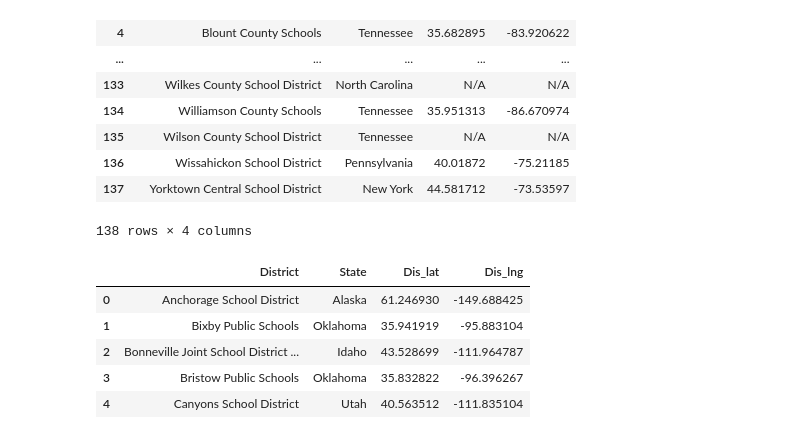
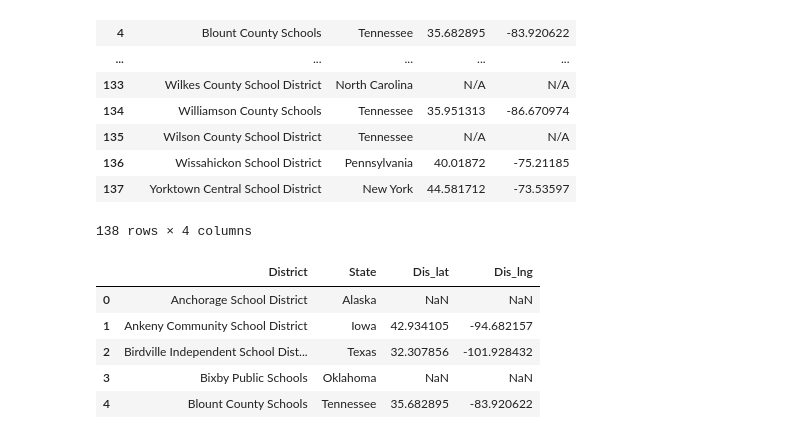
Before and after one commit to peatk/Group1-Project-2, a Jupyter notebook: data_cleanup.ipynb, the cells around one changed output. Drawn from its saved outputs; the diff is of its cells as text; code cells hidden in the pictures.

```diff
--- a/data_cleanup.ipynb
+++ b/data_cleanup.ipynb
@@ -187,14 +187,14 @@ state_district_group_df.to_csv('distric_lat_lng.csv', index=False)
 # %%
-file_path = 'data/distric_lat_lng1.csv'  # Assuming a 'data' folder exists in the current directory
+file_path = 'data/district_lat_lng.csv'  # Assuming a 'data' folder exists in the current directory
 na_df = pd.read_csv(file_path)
 na_df.head()
 # %% [output]
 |  | District | State | Dis_lat | Dis_lng |
-| 0 | Anchorage School District | Alaska | 61.246930 | -149.688425 |
-| 1 | Bixby Public Schools | Oklahoma | 35.941919 | -95.883104 |
-| 2 | Bonneville Joint School District ... | Idaho | 43.528699 | -111.964787 |
-| 3 | Bristow Public Schools | Oklahoma | 35.832822 | -96.396267 |
-| 4 | Canyons School District | Utah | 40.563512 | -111.835104 |
+| 0 | Anchorage School District | Alaska | NaN | NaN |
+| 1 | Ankeny Community School District | Iowa | 42.934105 | -94.682157 |
+| 2 | Birdville Independent School Dist... | Texas | 32.307856 | -101.928432 |
+| 3 | Bixby Public Schools | Oklahoma | NaN | NaN |
+| 4 | Blount County Schools | Tennessee | 35.682895 | -83.920622 |
 # %%
 combine_lat_lng_df = pd.merge(state_district_group_df, na_df, on="District", how="outer")
 combine_lat_lng_df
```
Also changed, not shown: parts of 4 cells of this notebook, 1 other file.
